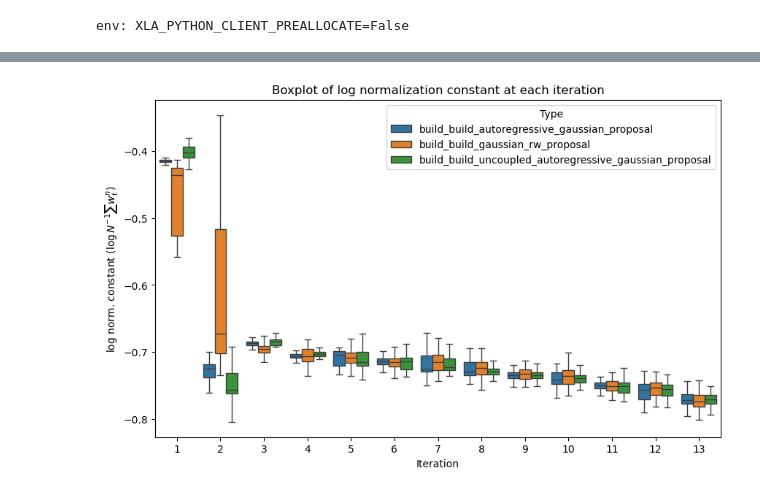
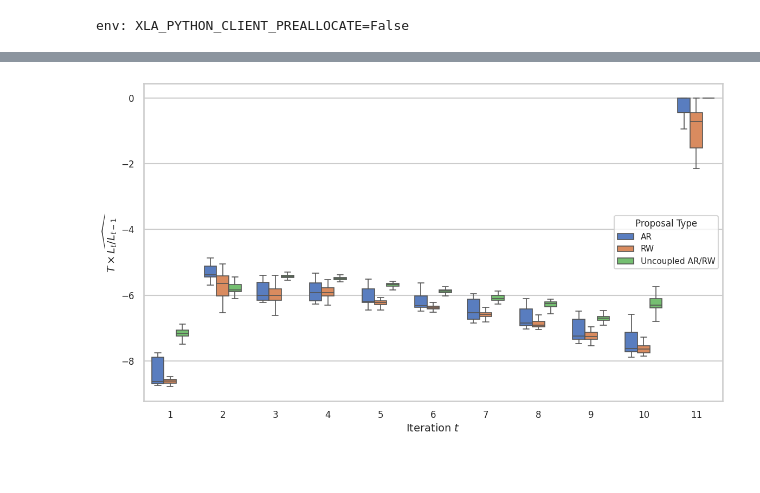
Before and after one commit to ylefay/adaptive_smc_tempering, a Jupyter notebook: adaptive_smc/experiments_bis/uncoupled_ar_rw_proposal/boxplot_lognorm_constant.ipynb, the cells around one changed output, grey strips where cells are left out. Cells and saved outputs as stored; diff of their text form; code cells hidden in the pictures; blank space fills up the shorter version.

```diff
--- a/adaptive_smc/experiments_bis/uncoupled_ar_rw_proposal/boxplot_lognorm_constant.ipynb
+++ b/adaptive_smc/experiments_bis/uncoupled_ar_rw_proposal/boxplot_lognorm_constant.ipynb
@@ -10,7 +10,7 @@ import pandas as pd
 
 PKLs = []
 PKL_titles = []
-DIR = "./output_28_dim10_mean0_test/"
+DIR = "./output_dim6_mean0_2000/"
 for file in os.listdir(DIR):
     if file.endswith(".pkl") and "merge" in file:
         PKLs.append(pickle.load(open(DIR+file, "rb")))
@@ -27,44 +56,72 @@ for i in range(n):
 # %%
-i=1
+i=0
 max_size = PKLs[i]['res'][6].shape[1]
 num_para = PKLs[i]['res'][6].shape[0]
-max_temp_idx = max([jnp.min(jnp.argwhere(PKLs[i]['res'][6]==1), axis=0)[1] for i in range(n)])
+max_temp_idx = max([jnp.max(jnp.argwhere(PKLs[i]['res'][6]==1), axis=0)[1] for i in range(n)])
+max_temp_idx_per_proposal = {
+    proposal:  jnp.max(jnp.argwhere(PKLs[idx_proposal[proposal][0]]['res'][6]==1), axis=0)[1] for proposal in idx_proposal}
+log_normalization_constants = {proposal: [PKLs[idx]['res'][8].reshape(num_para, max_size)[..., 1: max_temp_idx_per_proposal[proposal]] for idx in idx_proposal[proposal]] for proposal in idx_proposal}
+def facteur(idx):
+    M = PKLs[idx]['config']['num_parallel_chain']
+    P = PKLs[idx]['config']['num_mcmc_steps']
+    T = np.argmax(PKLs[idx]['res'][6]==1, axis=1)
+    return T
 
-log_normalization_constants = {proposal: [PKLs[idx]['res'][8].reshape(num_para, max_size)[..., 1: max_temp_idx] for idx in idx_proposal[proposal]] for proposal in idx_proposal}
+
+log_normalization_constants_facteur = {proposal: [PKLs[idx]['res'][8].reshape(num_para, max_size)[..., 1: max_temp_idx]*facteur(idx).reshape((num_para,1) ) for idx in idx_proposal[proposal]] for proposal in idx_proposal}
 # %%
 import pandas as pd
 import seaborn as sns
 import matplotlib.pyplot as plt
 
-#construct all dfs
+# Set Seaborn style and context for better visuals
+sns.set(style='whitegrid', context='talk', palette='muted')
 
-my_dfs = {proposal:
-              [
-                  pd.DataFrame(log_normalization_constants[proposal][idx], columns=list(range(1, max_temp_idx))).assign(Type=proposal)
-                  for idx in range(len(idx_proposal[proposal]))]
-           for proposal in idx_proposal
-         }
-
-#
-
+# Construct all DataFrames
+my_dfs = {
+    proposal: [
+        pd.DataFrame(log_normalization_constants_facteur[proposal][idx][:, :11], columns=list(range(1, 12)))
+        .assign(Type=proposal)
+        for idx in range(len(idx_proposal[proposal]))
+    ]
+    for proposal in idx_proposal
+}
 
 # Combine the DataFrames
-combined_df = pd.concat([pd.concat([df for df in my_dfs[proposal]]) for proposal in idx_proposal])
+combined_df = pd.concat(
+    [pd.concat(my_dfs[proposal]) for proposal in idx_proposal],
+    ignore_index=True
+)
 
 # Melt the combined DataFrame to long-form
-melted_df = combined_df.melt(id_vars=['Type'], var_name='Variable', value_name='Value')
+melted_df = combined_df.melt(id_vars=['Type'], var_name='Iteration', value_name='Value')
 
+# Improve plot size and layout
+plt.figure(figsize=(12, 7))
 
-# Create the boxplot
-plt.figure(figsize=(10, 6))
-sns.boxplot(x='Variable', y='Value', hue='Type', data=melted_df, showfliers=False)
+# Create the boxplot with better aesthetics
+sns.boxplot(
+    x='Iteration',
+    y='Value',
+    hue='Type',
+    data=melted_df,
+    showfliers=False,
+    linewidth=1.2,
+    fliersize=2,
+    width=0.7
+)
 
-# Add titles and labels
-plt.title('Boxplot of log normalization constant at each iteration')
-plt.xlabel('Iteration')
-plt.ylabel(r'log norm. constant ($\log N^{-1} \sum w_t^n$)')
+# Improve legend and labels
+plt.xlabel(r'Iteration $t$', fontsize=14)
+plt.ylabel(r'$T \times \widehat{L_t/L_{t-1}}$', fontsize=14)
+#plt.title('Log Normalization Constants Over Iterations', fontsize=16, weight='bold')
+plt.xticks(fontsize=12)
+plt.yticks(fontsize=12)
+plt.legend(title='Proposal Type', title_fontsize=12, fontsize=11)
+plt.tight_layout()
 
-# Show the plot
-plt.savefig(DIR+"boxplot.png")
+# Save or show the plot
+plt.savefig(DIR + "boxplot.pdf", dpi=300)
+# plt.show()  # Uncomment to display in notebook/script
 # %% [output]
-[figure, old version]
+[figure, new version]
```
Also changed, not shown: parts of 8 cells of this notebook, 6 other files.
